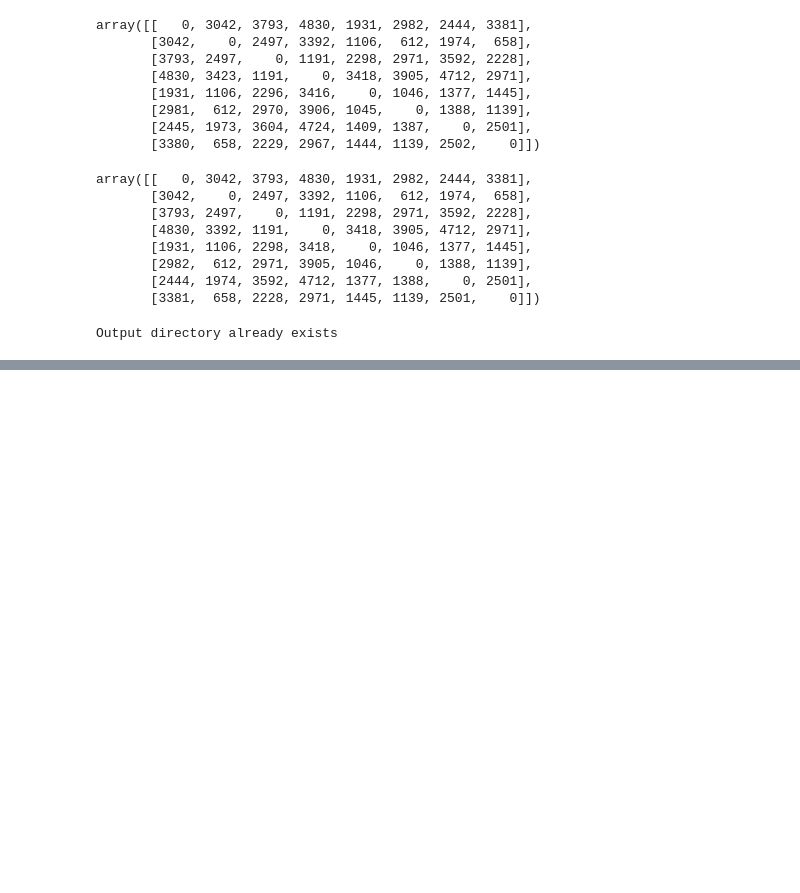
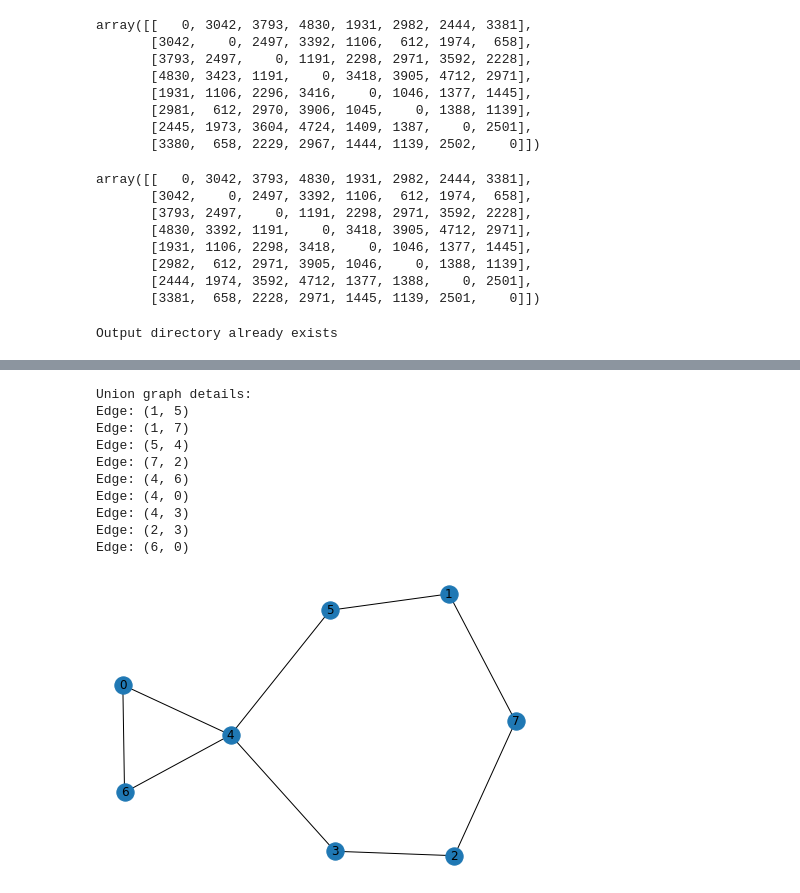
Before and after one commit to juan190199/TravelingSalesmanProblem, a Jupyter notebook: main.ipynb, the cells around one changed output, grey strips where cells are left out. Drawn from its saved outputs; the diff is of its cells as text; code cells hidden in the pictures; blank space fills up the shorter version.

```diff
--- a/main.ipynb
+++ b/main.ipynb
@@ -145,0 +201,18 @@ Edge: (6, 7) = 2501
+# %%
+union_graph = utils.union_graphs(mst_graph, minimum_perfect_match)
+if debug:
+    print("\nUnion graph details:")
+    utils.print_edges_with_weight(union_graph)
+    union_graph.plot_graph(os.path.join(debug_folder, 'union_graph.png'))
+# %% [output]
+Union graph details:
+Edge: (1, 5)
+Edge: (1, 7)
+Edge: (5, 4)
+Edge: (7, 2)
+Edge: (4, 6)
+Edge: (4, 0)
+Edge: (4, 3)
+Edge: (2, 3)
+Edge: (6, 0)
+[figure, added]
```
Also changed, not shown: parts of 9 cells of this notebook.
